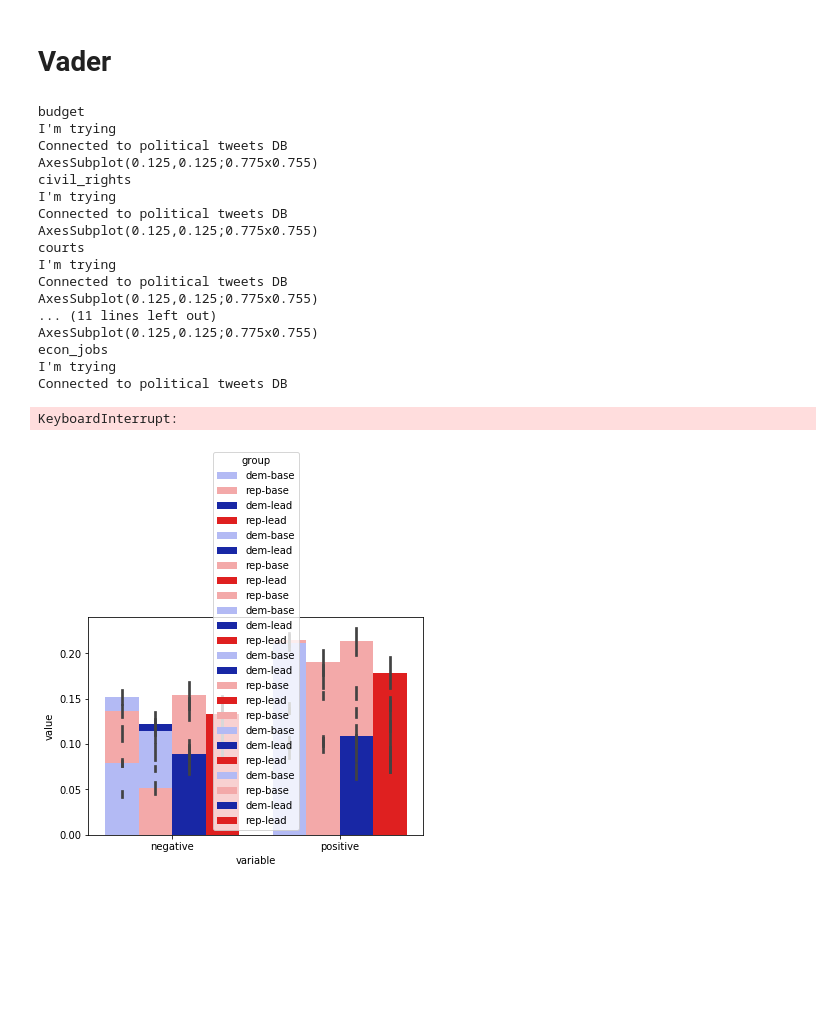
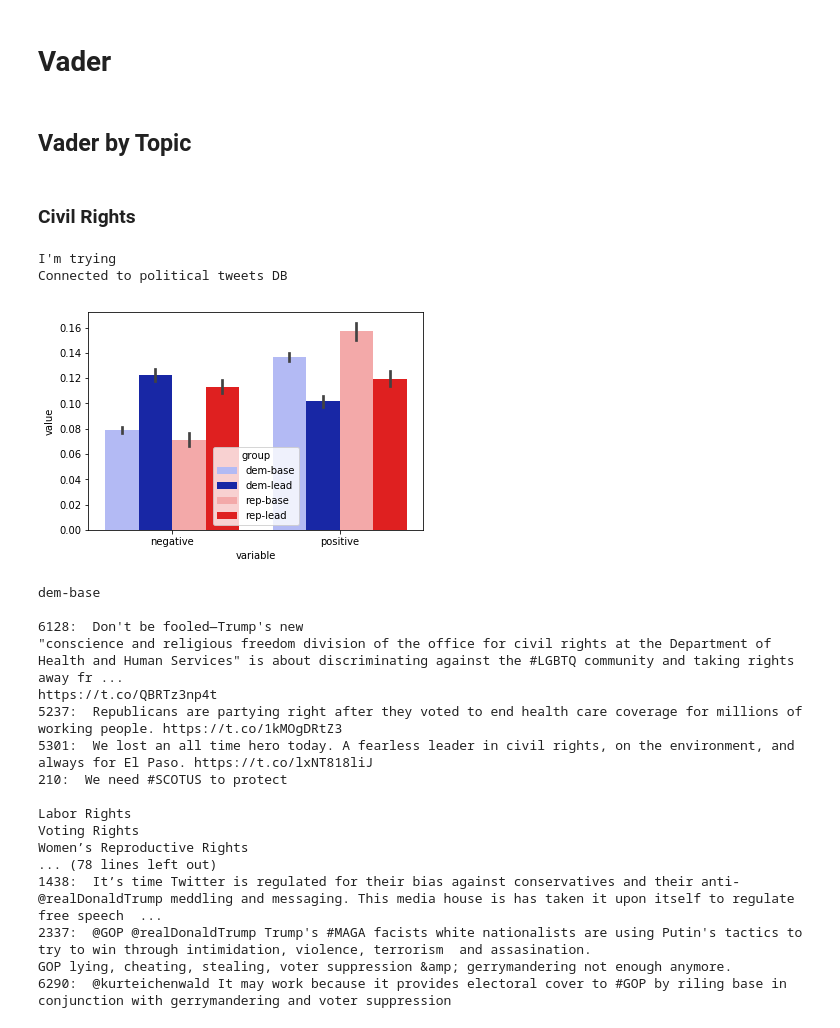
Before and after one commit to cherdeman/political_tweets_spr19, a Jupyter notebook: analysis/Vader Prelim.ipynb, the cells around one changed output. Drawn from its saved outputs; the diff is of its cells as text; code cells hidden in the pictures; blank space fills up the shorter version.

Commit message:
updated topics, complete vader notebook

```diff
--- a/analysis/Vader Prelim.ipynb
+++ b/analysis/Vader Prelim.ipynb
@@ -23,32 +15,0 @@ topics = ['budget', 'civil_rights', 'courts', 'criminal_justice', 'drugs',
-# %%
-for topic in topics:
-    plot = None
-#topic = 'budget'
-    print(topic)
-    d = VADER_Analyzer(topic)
-    d.get_data()
-    d.run_vader()
-    d.outcome_by_group()
-    d.results_for_plotting()
-    plot = d.plot()
-    print(plot)
-# %% [output]
-budget
-I'm trying
-Connected to political tweets DB
-AxesSubplot(0.125,0.125;0.775x0.755)
-civil_rights
-I'm trying
-Connected to political tweets DB
-AxesSubplot(0.125,0.125;0.775x0.755)
-courts
-I'm trying
-Connected to political tweets DB
-AxesSubplot(0.125,0.125;0.775x0.755)
-... (11 lines left out)
-AxesSubplot(0.125,0.125;0.775x0.755)
-econ_jobs
-I'm trying
-Connected to political tweets DB
-KeyboardInterrupt:
-[figure, removed]
@@ -145,0 +22,9 @@ results_to_plot
+# %%
+def run_vader(topic):
+    v = VADER_Analyzer(topic)
+    v.get_data()
+    v.run_vader()
+    v.outcome_by_group()
+    v.results_for_plotting()
+    v.plot()
+    return v
@@ -145,0 +43,30 @@ results_to_plot
+# %% [markdown]
+## Vader by Topic
+# %% [markdown]
+### Civil Rights
+# %%
+cr = run_vader("civil_rights")
+# %% [output]
+I'm trying
+Connected to political tweets DB
+[figure, added]
+# %%
+print_samples_all_groups(cr)
+# %% [output]
+dem-base
+
+6128:  Don't be fooled—Trump's new
+"conscience and religious freedom division of the office for civil rights at the Department of Health and Human Services" is about discriminating against the #LGBTQ community and taking rights away fr ...
+https://t.co/QBRTz3np4t
+5237:  Republicans are partying right after they voted to end health care coverage for millions of working people. https://t.co/1kMOgDRtZ3
+5301:  We lost an all time hero today. A fearless leader in civil rights, on the environment, and always for El Paso. https://t.co/lxNT818liJ
+210:  We need #SCOTUS to protect
+
+Labor Rights
+Voting Rights
+Women’s Reproductive Rights
+... (78 lines left out)
+1438:  It’s time Twitter is regulated for their bias against conservatives and their anti-@realDonaldTrump meddling and messaging. This media house is has taken it upon itself to regulate free speech  ...
+2337:  @GOP @realDonaldTrump Trump's #MAGA facists white nationalists are using Putin's tactics to try to win through intimidation, violence, terrorism  and assasination.
+GOP lying, cheating, stealing, voter suppression &amp; gerrymandering not enough anymore.
+6290:  @kurteichenwald It may work because it provides electoral cover to #GOP by riling base in conjunction with gerrymandering and voter suppression
```
Also changed, not shown: parts of 82 cells of this notebook, 2 other files.
